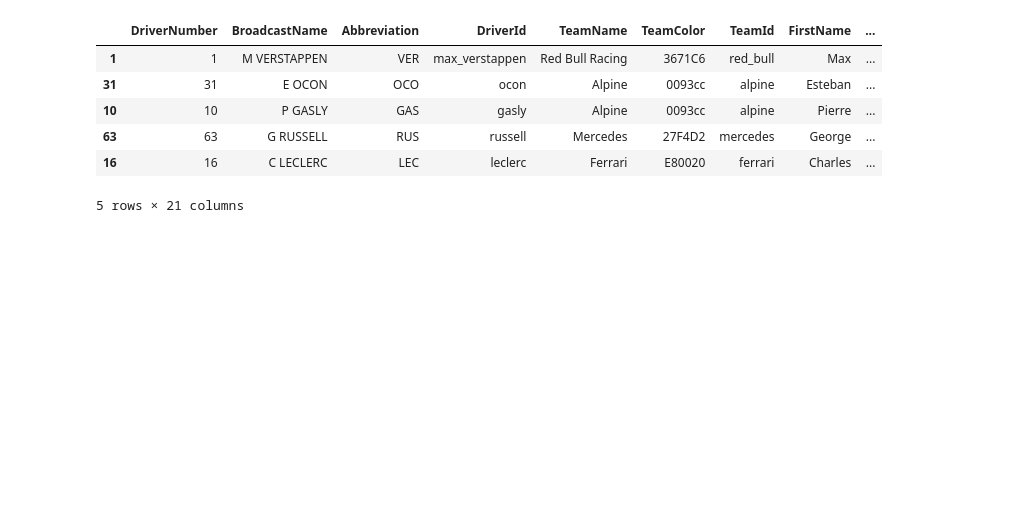
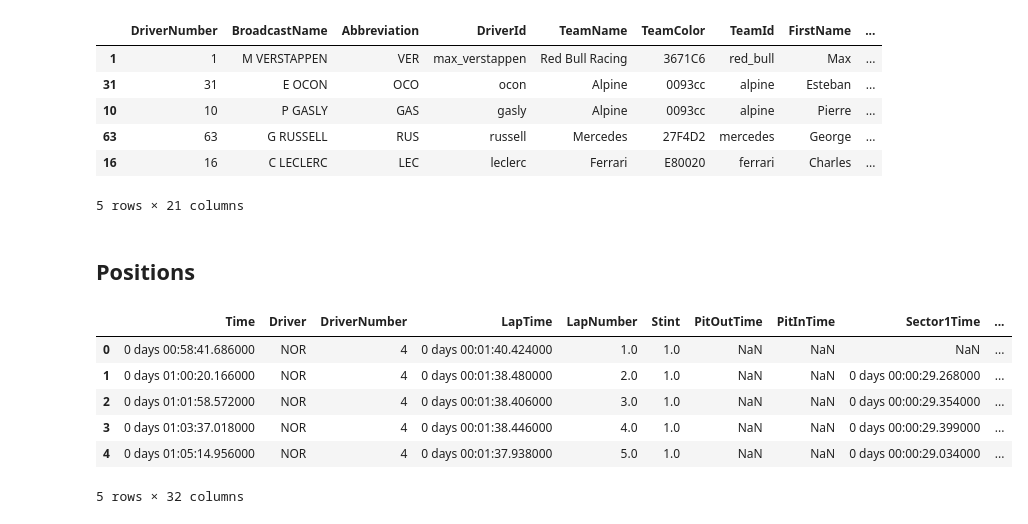
Before and after one commit to mihalisag/data-podium, a Jupyter notebook: f1_telemetry.ipynb, the cells around one changed output. Saved outputs shown, nothing was run; the diff lists cells and outputs as text; code cells hidden in the pictures; blank space fills up the shorter version.

```diff
--- a/f1_telemetry.ipynb
+++ b/f1_telemetry.ipynb
@@ -301,3 +477,17 @@ results.head()
 | 63 | 63 | G RUSSELL | RUS | russell | Mercedes | 27F4D2 | mercedes | George | ... |
 | 16 | 16 | C LECLERC | LEC | leclerc | Ferrari | E80020 | ferrari | Charles | ... |
 5 rows × 21 columns
+# %% [markdown]
+## Positions
+# %%
+pos_df = pd.read_csv("data/grand_prix_2024_season_laps.csv")
+# %%
+pos_df.head()
+# %% [output]
+|  | Time | Driver | DriverNumber | LapTime | LapNumber | Stint | PitOutTime | PitInTime | Sector1Time | ... |
+| 0 | 0 days 00:58:41.686000 | NOR | 4 | 0 days 00:01:40.424000 | 1.0 | 1.0 | NaN | NaN | NaN | ... |
+| 1 | 0 days 01:00:20.166000 | NOR | 4 | 0 days 00:01:38.480000 | 2.0 | 1.0 | NaN | NaN | 0 days 00:00:29.268000 | ... |
+| 2 | 0 days 01:01:58.572000 | NOR | 4 | 0 days 00:01:38.406000 | 3.0 | 1.0 | NaN | NaN | 0 days 00:00:29.354000 | ... |
+| 3 | 0 days 01:03:37.018000 | NOR | 4 | 0 days 00:01:38.446000 | 4.0 | 1.0 | NaN | NaN | 0 days 00:00:29.399000 | ... |
+| 4 | 0 days 01:05:14.956000 | NOR | 4 | 0 days 00:01:37.938000 | 5.0 | 1.0 | NaN | NaN | 0 days 00:00:29.034000 | ... |
+5 rows × 32 columns
```
Also changed, not shown: parts of 36 cells of this notebook, 1 other file.
